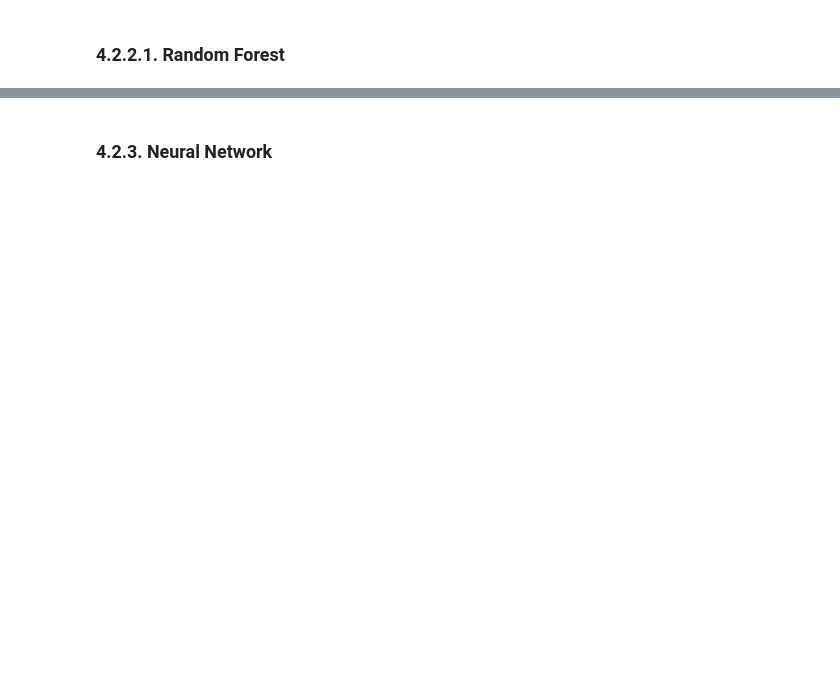
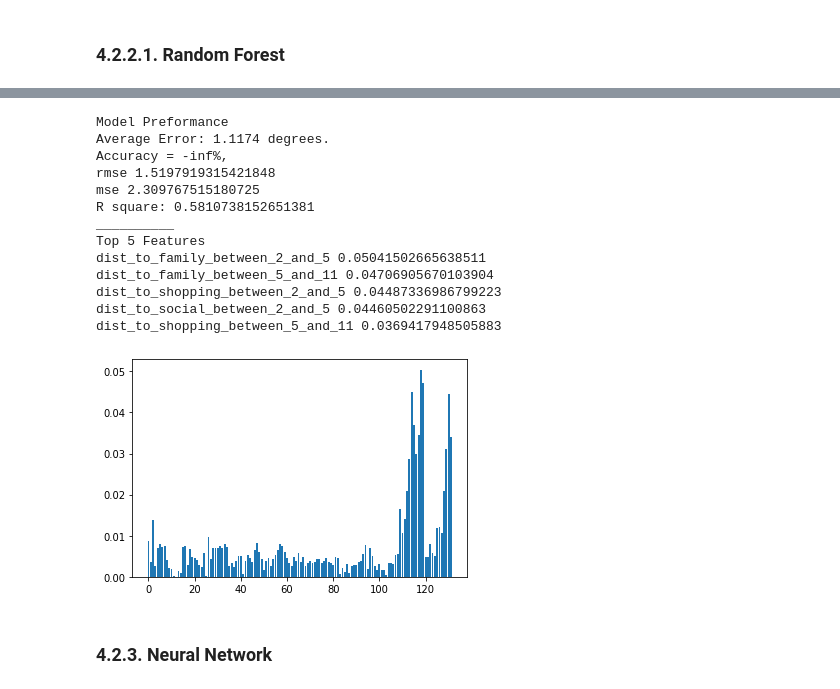
Before and after one commit to seanteohyh/AML_US_Traffic, a Jupyter notebook: NY Person Trip Predictor.ipynb, the cells around one changed output, grey strips where cells are left out. Drawn from its saved outputs; the diff is of its cells as text; code cells hidden in the pictures; blank space fills up the shorter version.

```diff
--- a/NY Person Trip Predictor.ipynb
+++ b/NY Person Trip Predictor.ipynb
@@ -1708,6 +2061,21 @@ print('R2 score: %.2f' % r2_score(y_test, y_pred_rfgs))
 # %%
-best_rf = grid_search.best_estimator__
+best_rf = grid_search.best_estimator_
 rf_accuracy = evaluate_model(best_rf, x_test_with_dist, y_test)
+# %% [output]
+Model Preformance
+Average Error: 1.1174 degrees.
+Accuracy = -inf%,
+rmse 1.5197919315421848
+mse 2.309767515180725
+R square: 0.5810738152651381
+__________
+Top 5 Features
+dist_to_family_between_2_and_5 0.05041502665638511
+dist_to_family_between_5_and_11 0.04706905670103904
+dist_to_shopping_between_2_and_5 0.04487336986799223
+dist_to_social_between_2_and_5 0.04460502291100863
+dist_to_shopping_between_5_and_11 0.0369417948505883
+[figure, added]
 # %% [markdown]
 ### 4.2.3. Neural Network
 # %%
```
Also changed, not shown: parts of 41 cells of this notebook.
